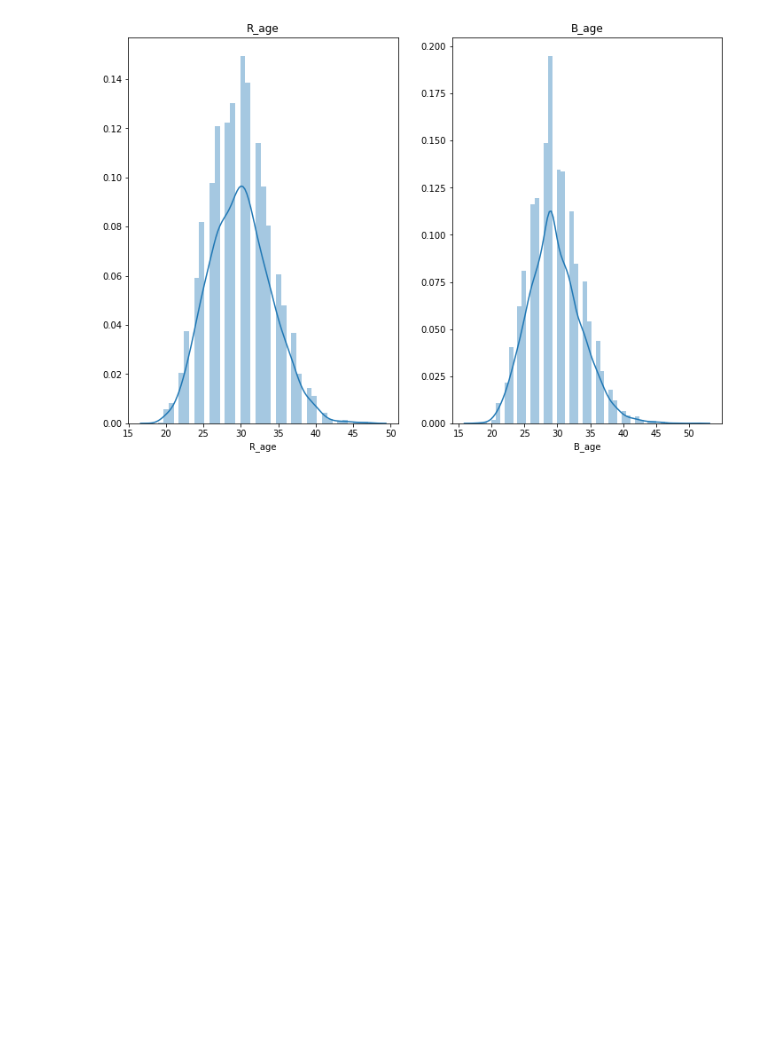
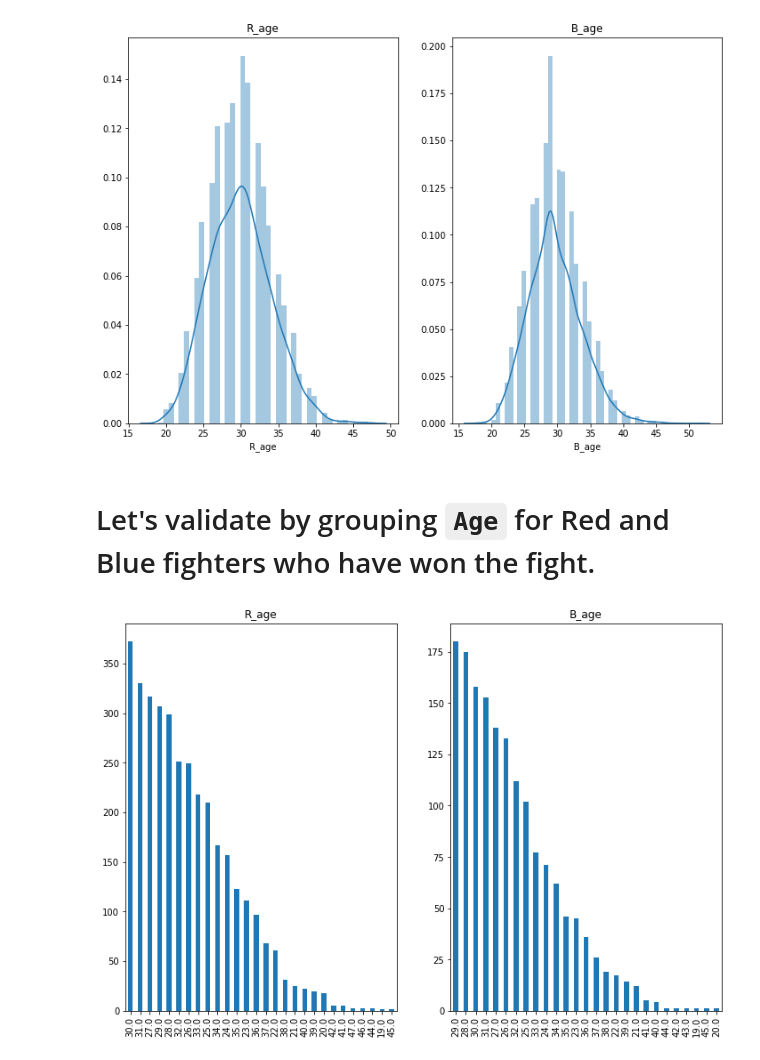
Before and after one commit to p4v10/ufc-dataset, a Jupyter notebook: ufc-visualizations.ipynb, the cells around one changed output. Cells and saved outputs as stored; diff of their text form; code cells hidden in the pictures; blank space fills up the shorter version.

```diff
--- a/ufc-visualizations.ipynb
+++ b/ufc-visualizations.ipynb
@@ -353,3 +353,17 @@ ax[1].set_title('B_age')
 plt.show()
 # %% [output]
 [figure]
+# %% [markdown]
+# Let's validate by grouping `Age` for Red and Blue fighters who have won the fight.
+# %%
+f,ax = plt.subplots(1,2,figsize=(12,8))
+new[new['Winner']=='Red']['R_age'].value_counts().plot.bar(ax=ax[0])
+
+ax[0].set_title('R_age')
+ax[0].set_ylabel('')
+bar = new[new['Winner']=='Blue']['B_age'].value_counts().plot.bar(ax=ax[1])
+
+ax[1].set_title('B_age')
+plt.show()
+# %% [output]
+[figure, added]
```
Also changed, not shown: parts of 2 cells of this notebook.
